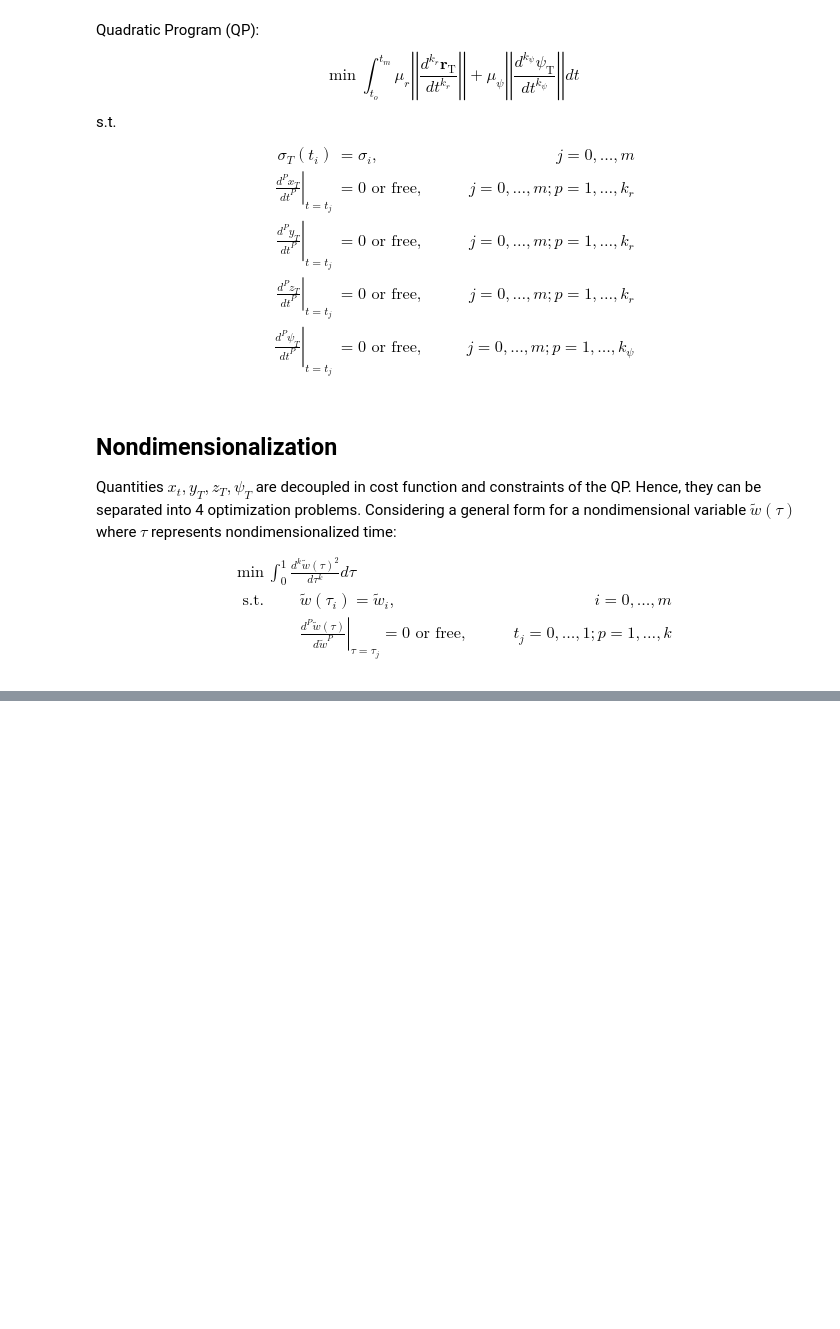
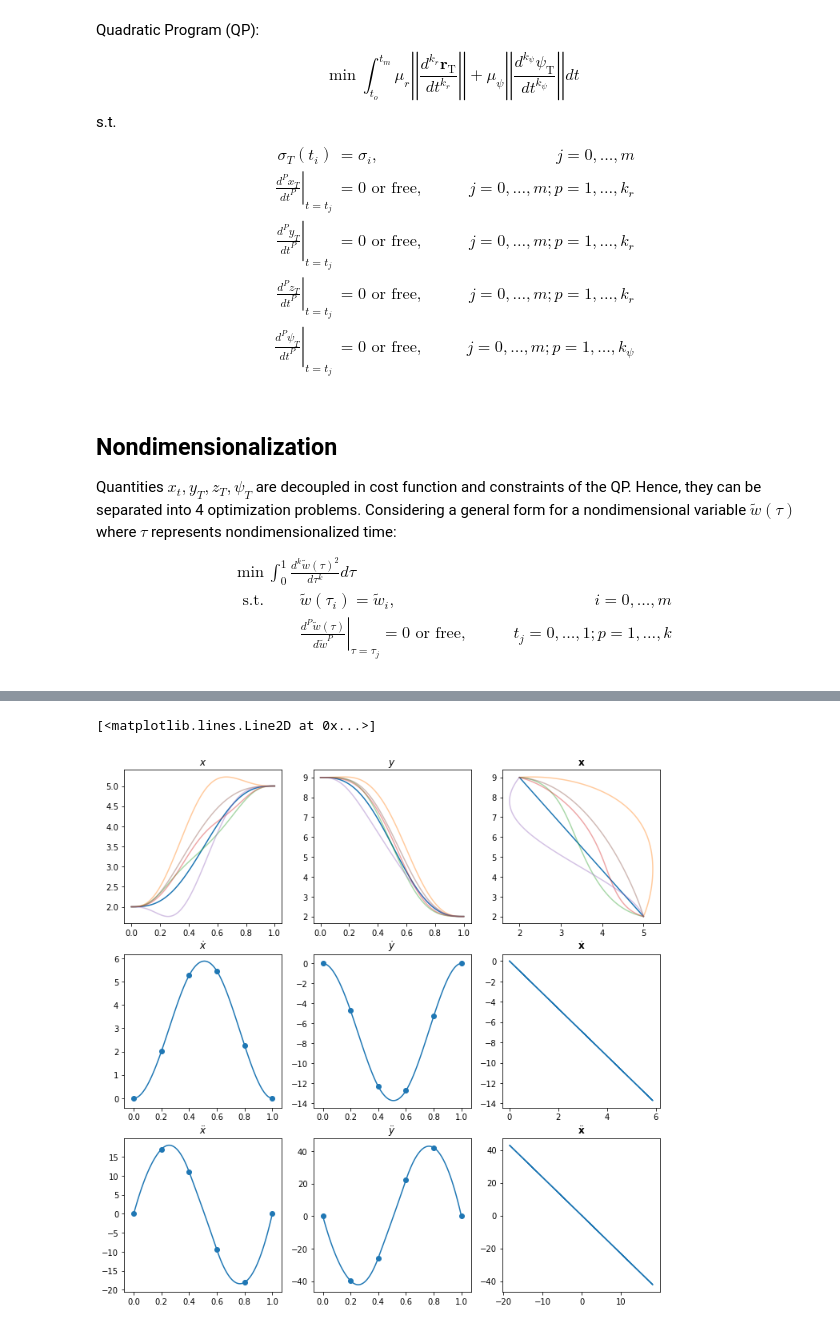
Before and after one commit to pnvyshnav/smap_PD, a Jupyter notebook: stats/Min Snap Trajectory.ipynb, the cells around one changed output, grey strips where cells are left out. Saved outputs shown, nothing was run; the diff lists cells and outputs as text; code cells hidden in the pictures; blank space fills up the shorter version.

```diff
--- a/stats/Min Snap Trajectory.ipynb
+++ b/stats/Min Snap Trajectory.ipynb
@@ -90,0 +138,11 @@ $$
+# %%
+import scipy
+import numpy as np
+from scipy import linalg, matrix
+# computes the null space of a matrix A
+def null_space(A, eps=1e-12):
+    u, s, vh = scipy.linalg.svd(A)
+    padding = max(0,np.shape(A)[1]-np.shape(s)[0])
+    null_mask = np.concatenate(((s <= eps), np.ones((padding,),dtype=bool)),axis=0)
+    null_space = scipy.compress(null_mask, vh, axis=0)
+    return scipy.transpose(null_space)
@@ -90,0 +212,67 @@ $$
+# %%
+def plot_solution(ax, sol, intermediary=20, alpha=1):
+    curve = []
+    ts = []
+    for i, (t1, t2) in enumerate(zip(times, times[1:])):
+        poly = np.poly1d((sol[i, :]))
+        if i == 0:
+            curve.append(np.polyval(poly, 0))
+            ts.append(0)
+        step = (t2-t1) / intermediary
+        for j in range(1, intermediary+1):
+            curve.append(np.polyval(poly, j*step))
+            ts.append(t1 + j*step)
+    ax.plot(ts, curve, alpha=alpha)
+    return curve
+
+def plot_derivation(ax, sol, der=1, intermediary=20, alpha=1):
+    curve = []
+    ts = []
+    dots = []
+    for i, (t1, t2) in enumerate(zip(times, times[1:])):
+        poly = np.poly1d((sol[i, :]))
+        poly = np.polyder(poly, m=der)
+        if i == 0:
+            curve.append(np.polyval(poly, 0))
+            ts.append(0)
+        step = (t2-t1) / intermediary
+        dots.append(np.polyval(poly, 0))
+        for j in range(1, intermediary+1):
+            curve.append(np.polyval(poly, j*step))
+            ts.append(t1 + j*step)
+        if i == len(times)-2:
+            dots.append(np.polyval(poly, t2-t1))
+    ax.plot(ts, curve, alpha=alpha)
+    ax.scatter(times, dots)
+    return curve
+
+fig, ((ax1, ax2, ax3), (ax4, ax5, ax6), (ax7, ax8, ax9)) = plt.subplots(3, 3, figsize=(12, 12))
+ax1.set_title("$x$")
+ax2.set_title("$y$")
+ax3.set_title("$\\bf x$")
+xs = plot_solution(ax1, solution[0,:].reshape((-1, dd)))
+ys = plot_solution(ax2, solution[1,:].reshape((-1, dd)))
+ax3.plot(xs, ys)
+for k in range(5):
+    r = 500 * (np.random.rand(free.shape[1], 1) - 0.5)
+    sol = solution + free.dot(r).T
+#     sol = sol.reshape((-1, dd))
+    xs = plot_solution(ax1, sol[0,:].reshape((-1, dd)), alpha=0.4)
+    ys = plot_solution(ax2, sol[1,:].reshape((-1, dd)), alpha=0.4)
+    ax3.plot(xs, ys, alpha=0.4)
+
+ax4.set_title("$\\dot{x}$")
+ax5.set_title("$\\dot{y}$")
+ax6.set_title("$\\dot{\\bf x}$")
+xs = plot_derivation(ax4, solution[0,:].reshape((-1, dd)))
+ys = plot_derivation(ax5, solution[1,:].reshape((-1, dd)))
+ax6.plot(xs, ys)
+ax7.set_title("$\\ddot{x}$")
+ax8.set_title("$\\ddot{y}$")
+ax9.set_title("$\\ddot{\\bf x}$")
+xs = plot_derivation(ax7, solution[0,:].reshape((-1, dd)), der=2)
+ys = plot_derivation(ax8, solution[1,:].reshape((-1, dd)), der=2)
+ax9.plot(xs, ys)
+# %% [output]
+[<matplotlib.lines.Line2D at 0x...>]
+[figure, added]
```
Also changed, not shown: parts of 7 cells of this notebook.
